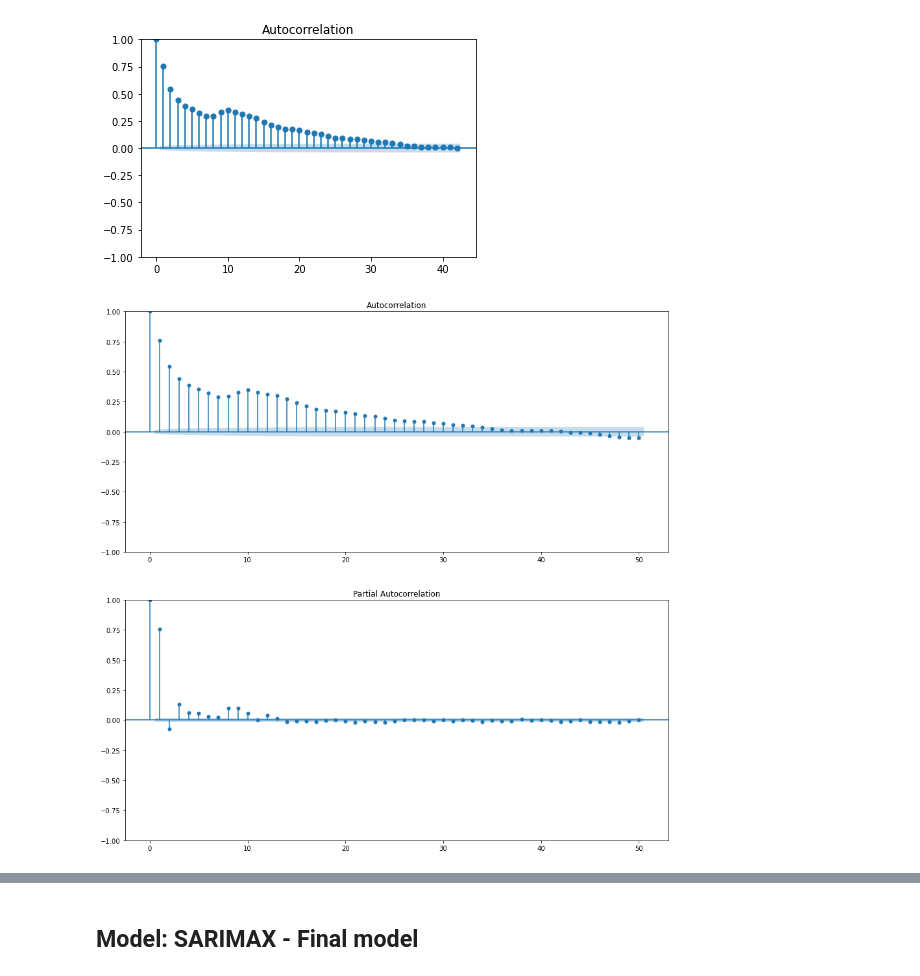
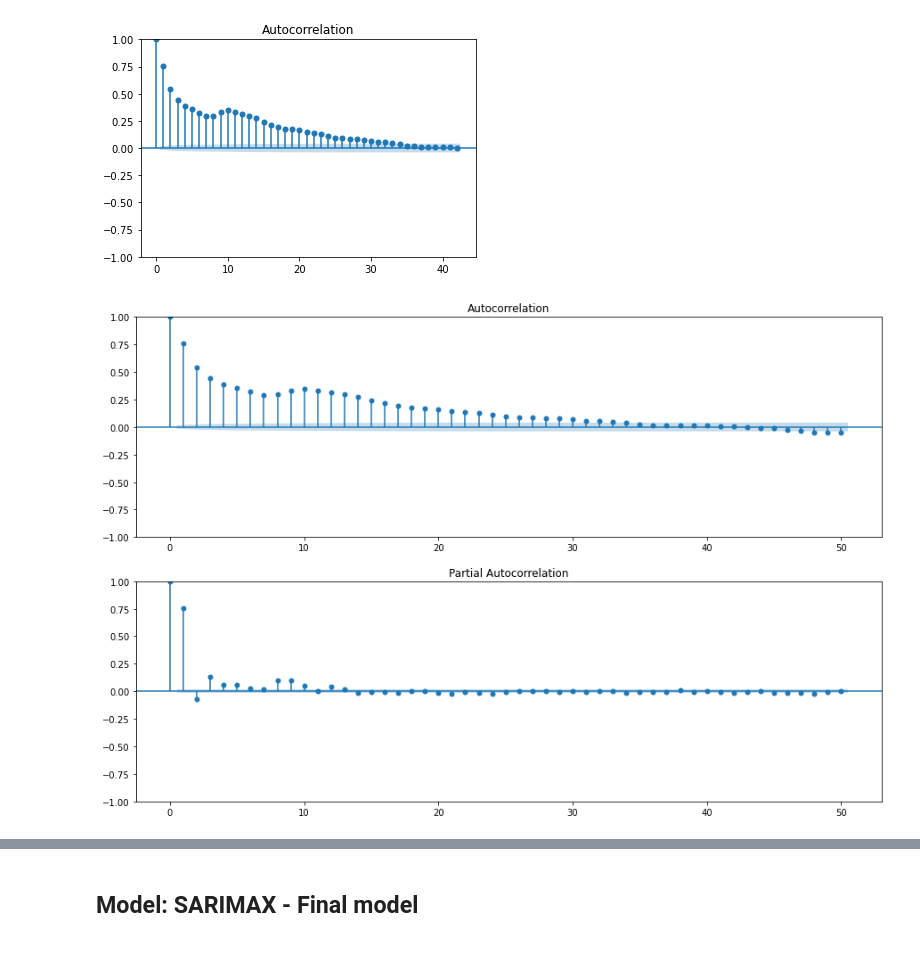
Before and after one commit to MatheusCascalho/Appliance-Energy-Prediction, a Jupyter notebook: notebooks/experimentos_artigo/artigo_appliances/SARIMAX.ipynb, the cells around one changed output, grey strips where cells are left out. Cells and saved outputs as stored; diff of their text form; code cells hidden in the pictures.

```diff
--- a/notebooks/experimentos_artigo/artigo_appliances/SARIMAX.ipynb
+++ b/notebooks/experimentos_artigo/artigo_appliances/SARIMAX.ipynb
@@ -16,7 +16,7 @@ from pmdarima.arima import auto_arima
 ## Aux functions
 # %%
 # convert series to supervised learning
-def series_to_supervised(data, n_in=1, n_out=1, dropnan=True):
+def series_to_supervised_miso(data, n_in, n_out, endog_var, dropnan=True):
 	"""
 	Frame a time series as a supervised learning dataset.
 	Arguments:
@@ -33,14 +33,14 @@ def series_to_supervised(data, n_in=1, n_out=1, dropnan=True):
 	# input sequence (t-n, ... t-1)
 	for i in range(n_in, 0, -1):
 		cols.append(df.shift(i))
-		names += [('var%d(t-%d)' % (j+1, i)) for j in range(n_vars)]
+		names += [(df.columns[j]+'(t-%d)' % (i)) for j in range(n_vars)]
 	# forecast sequence (t, t+1, ... t+n)
 	for i in range(0, n_out):
-		cols.append(df.shift(-i))
+		cols.append(df[endog_var].shift(-i))
 		if i == 0:
-			names += [('var%d(t)' % (j+1)) for j in range(n_vars)]
+			names += [(endog_var+'(t)')]
 		else:
-			names += [('var%d(t+%d)' % (j+1, i)) for j in range(n_vars)]
+			names += [(endog_var+'(t+%d)' % (i))]
 	# put it all together
 	agg = pd.concat(cols, axis=1)
 	agg.columns = names
@@ -92,10 +64,8 @@ print(list_cols)
 # normalize features
 scaler = MinMaxScaler()
 scaled = scaler.fit_transform(values)
+df_scaled = pd.DataFrame(scaled, columns=list_cols)
 # frame as supervised learning
-reframed = series_to_supervised(scaled, 1, 1)
-# drop columns we don't want to predict
-reframed.drop(reframed.columns[[27,28,29,30,31,32,33,34,35,36,37,38,39,40,41,42,43,44,45,46,47,48,49,50,51]], axis=1, inplace=True)
-#reframed.drop(reframed.columns[[0,27,28,29,30,31,32,33,34,35,36,37,38,39,40,41,42,43,44,45,46,47,48,49,50,51]], axis=1, inplace=True)
-reframed.head()
+data = series_to_supervised_miso(df_scaled, 1, 1,endog_var='Appliances')
+data.head()
 # %% [output]
@@ -124,5 +88,5 @@ scaled_data.head()
 # %%
-values = reframed.values
+values = data.values
 train_size=int(len(values)*0.75)
 test_size = int(len(values)) - train_size
 print(test_size)
@@ -145,0 +117,6 @@ print(train_X.shape, train_y.shape, test_X.shape, test_y.shape)
+# %%
+list_cols_endog = []
+list_cols_endog.append('Appliances(t)')
+df_train_y = pd.DataFrame(train_y,columns=list_cols_endog)
+df_test_y = pd.DataFrame(test_y,columns=list_cols_endog)
+df_train_y
@@ -152,9 +143,9 @@ pyplot.show()
 [figure]
 # %%
 #Correlograms
-fig,ax= plt.subplots(2,1, figsize=(15,15))
-fig=sm.tsa.graphics.plot_acf(train_y, lags=50, ax=ax[0])
-fig=sm.tsa.graphics.plot_pacf(train_y, lags=50, ax=ax[1])
+fig,ax= plt.subplots(2,1, figsize=(15,10))
+fig=sm.tsa.graphics.plot_acf(df_train_y, lags=50, ax=ax[0])
+fig=sm.tsa.graphics.plot_pacf(df_train_y, lags=50, ax=ax[1])
 plt.show()
 # %% [output]
-[figure, old version]
+[figure, new version]
```
Also changed, not shown: parts of 28 cells of this notebook, 19 other files.
